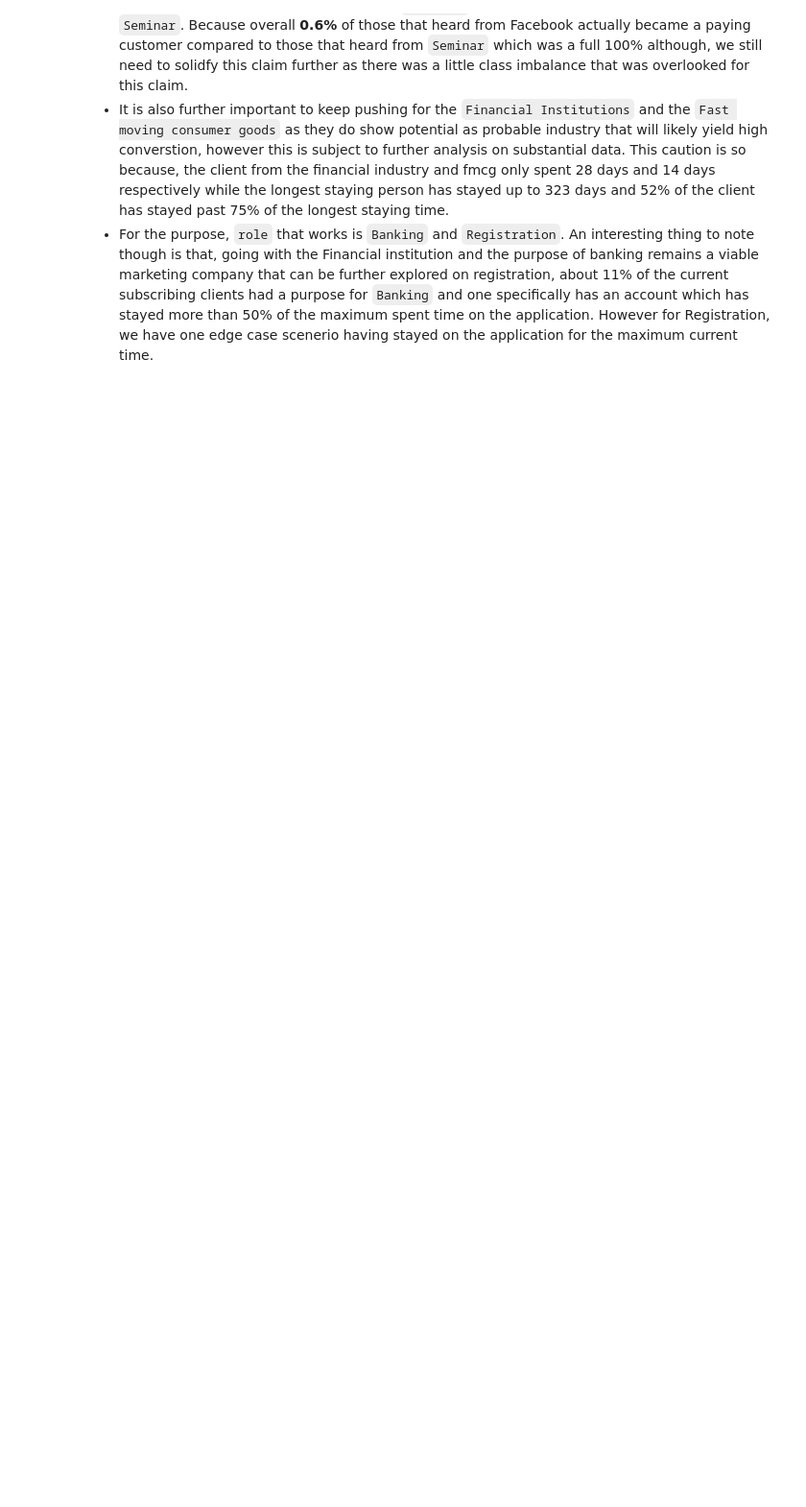
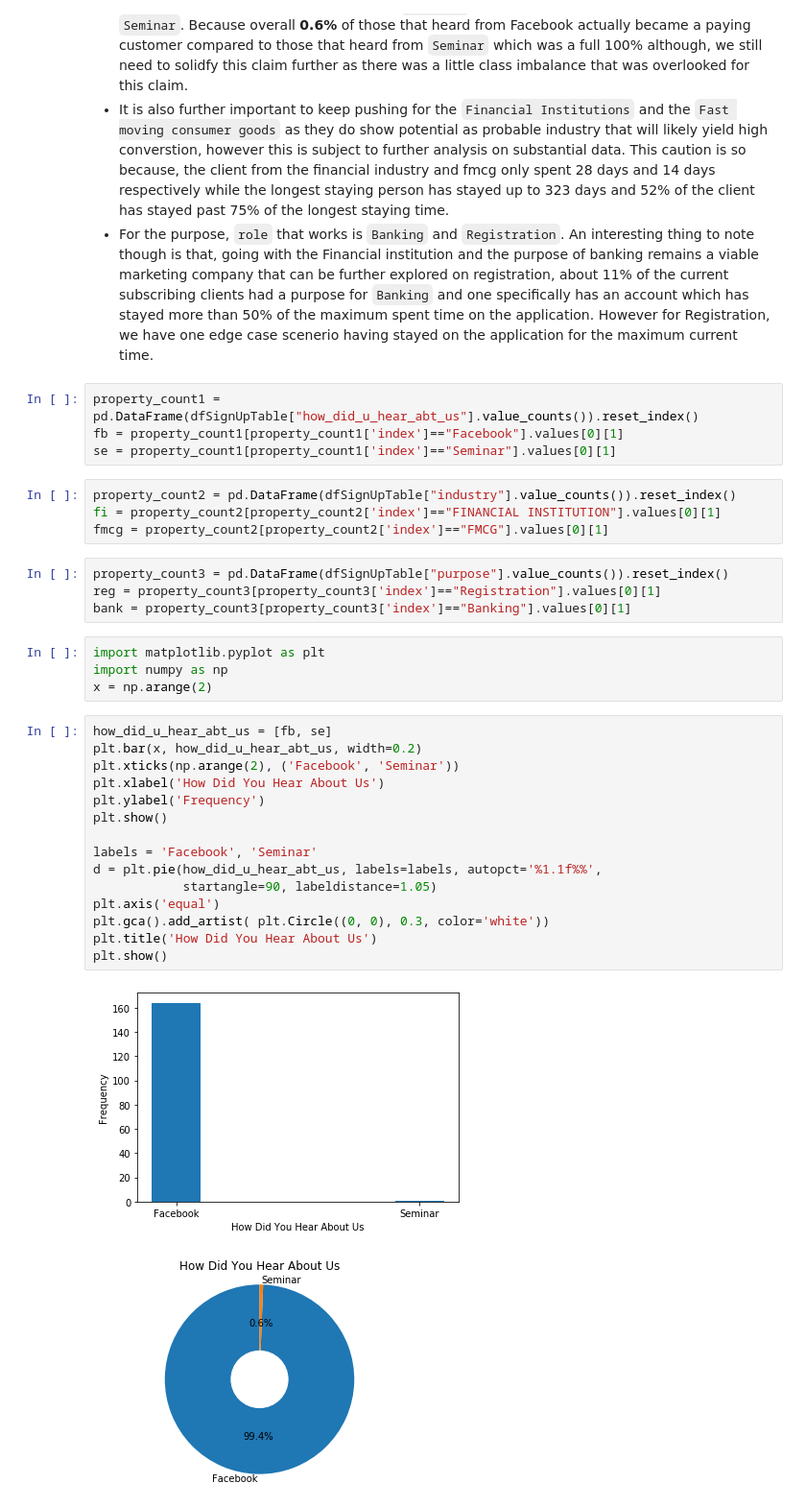
Before and after one commit to sfxdoluwasegun/seamfix-bioregistra-data-project-migration, a Jupyter notebook: pythonfolder/MarketBasketAnalysis.ipynb, the cells around one changed output. Shown at 96% size. Drawn from its saved outputs; the diff is of its cells as text; blank space fills up the shorter version.

Commit message:
#DSC-463 Visualisation for market analysis data compared: - FINANCIAL INSTITUTION vs FMCG - Facebook vs Seminar - Registration vs Banking

```diff
--- a/pythonfolder/MarketBasketAnalysis.ipynb
+++ b/pythonfolder/MarketBasketAnalysis.ipynb
@@ -210,3 +160,37 @@ subscribedClients.reason_for_signup
 * The only yielding sources of acquisition thus far is `Facebook` and `Seminar`. However, there isn't much confidence though who heard from `Facebook` compared to those who heard from `Seminar`. Because overall **0.6%** of those that heard from Facebook actually became a paying customer compared to those that heard from `Seminar` which was a full 100% although, we still need to solidfy this claim further as there was a little class imbalance that was overlooked for this claim.
 * It is also further important to keep pushing for the `Financial Institutions` and the `Fast moving consumer goods` as they do show potential as probable industry that will likely yield high converstion, however this is subject to further analysis on substantial data. This caution is so because, the client from the financial industry and fmcg only spent 28 days and 14 days respectively while the longest staying person has stayed up to 323 days and  52% of the client has stayed past 75% of the longest staying time.
 * For the purpose, `role` that works is `Banking` and `Registration`. An interesting thing to note though is that, going with the Financial institution and the purpose of banking remains a viable marketing company that can be further explored on registration, about 11% of the current subscribing clients had a purpose for `Banking` and one specifically has an account which has stayed more than 50% of the maximum spent time on the application. However for Registration, we have one edge case scenerio having stayed on the application for the maximum current time.
+# %%
+property_count1 = pd.DataFrame(dfSignUpTable["how_did_u_hear_abt_us"].value_counts()).reset_index()
+fb = property_count1[property_count1['index']=="Facebook"].values[0][1]
+se = property_count1[property_count1['index']=="Seminar"].values[0][1]
+# %%
+property_count2 = pd.DataFrame(dfSignUpTable["industry"].value_counts()).reset_index()
+fi = property_count2[property_count2['index']=="FINANCIAL INSTITUTION"].values[0][1]
+fmcg = property_count2[property_count2['index']=="FMCG"].values[0][1]
+# %%
+property_count3 = pd.DataFrame(dfSignUpTable["purpose"].value_counts()).reset_index()
+reg = property_count3[property_count3['index']=="Registration"].values[0][1]
+bank = property_count3[property_count3['index']=="Banking"].values[0][1]
+# %%
+import matplotlib.pyplot as plt
+import numpy as np
+x = np.arange(2)
+# %%
+how_did_u_hear_abt_us = [fb, se]
+plt.bar(x, how_did_u_hear_abt_us, width=0.2)
+plt.xticks(np.arange(2), ('Facebook', 'Seminar'))
+plt.xlabel('How Did You Hear About Us')
+plt.ylabel('Frequency')
+plt.show()
+
+labels = 'Facebook', 'Seminar'
+d = plt.pie(how_did_u_hear_abt_us, labels=labels, autopct='%1.1f%%',
+            startangle=90, labeldistance=1.05)
+plt.axis('equal')
+plt.gca().add_artist( plt.Circle((0, 0), 0.3, color='white'))
+plt.title('How Did You Hear About Us')
+plt.show()
+# %% [output]
+[figure, added]
+[figure, added]
```
Also changed, not shown: parts of 13 cells of this notebook.
